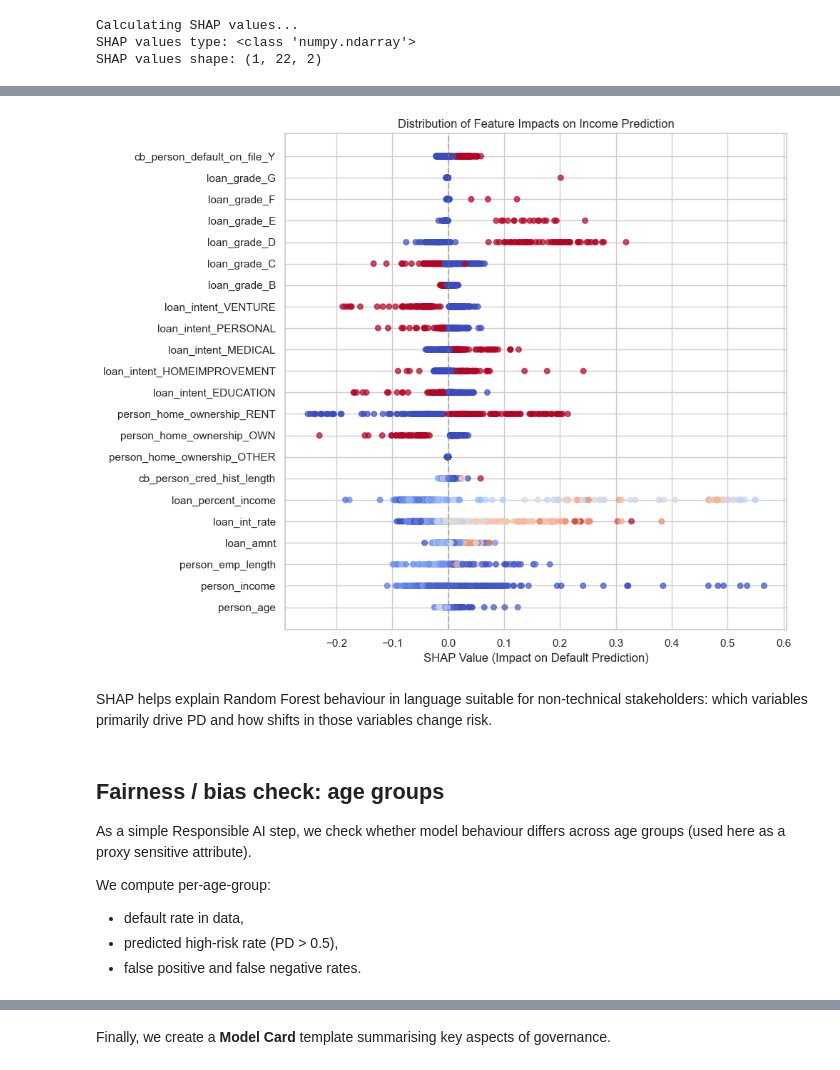
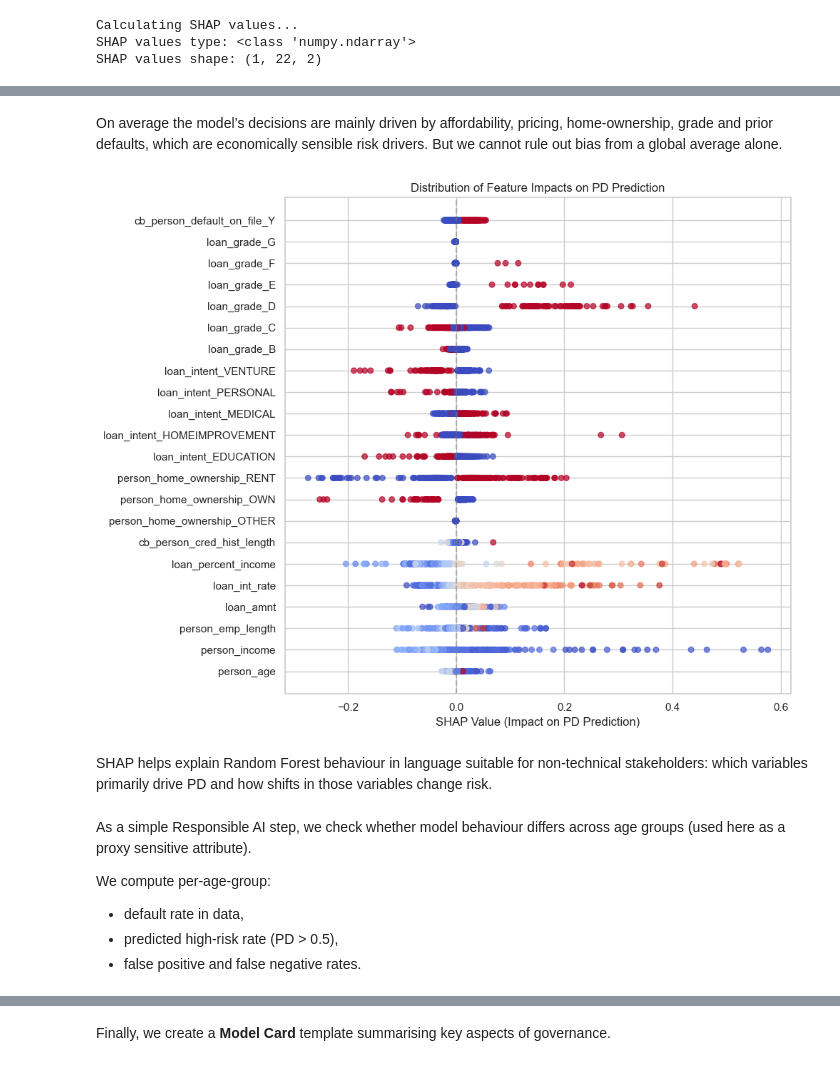
Before and after one commit to anupama-reghunath/Finance-Projects, a Jupyter notebook: credit_risk_PD/03_responsible_AI_and_bias_audit.ipynb, the cells around one changed output, grey strips where cells are left out. Cells and saved outputs as stored; diff of their text form; code cells hidden in the pictures.

```diff
--- a/credit_risk_PD/03_responsible_AI_and_bias_audit.ipynb
+++ b/credit_risk_PD/03_responsible_AI_and_bias_audit.ipynb
@@ -366,47 +359,47 @@ Creating feature importance bar chart...
+# %% [markdown]
+On average the model’s decisions are mainly driven by affordability, pricing, home-ownership, grade and prior defaults, which are economically sensible risk drivers. But we cannot rule out bias from a global average alone.
 # %%
 plt.figure(figsize=(10, 8))
-plt.title("Distribution of Feature Impacts on Income Prediction")
+plt.title("Distribution of Feature Impacts on PD Prediction")
 #Create a simplified version of the SHAP summary plot
 #For each feature, scatter plot the SHAP values
 for i, feature in enumerate(feature_names):
    #Get SHAP values for this feature across all samples for positive class
    feature_shap_values = shap_values[:, i, 1]
    #Get feature values for coloring
    feature_values = X_test_sample[feature].values
    #Normalize feature values to 0-1 range for coloring
    if feature_values.dtype == bool:
      feature_values = feature_values.astype(int)
 
    min_v = feature_values.min()
    max_v = feature_values.max()
 
    if max_v > min_v:
         norm_values = (feature_values - min_v) / (max_v - min_v)
    else:
         norm_values = np.zeros_like(feature_values, dtype=float)
 
    #Plot points with color based on feature value
    plt.scatter(feature_shap_values,
                np.ones(len(feature_shap_values)) * i,  # y-position based on feature index
                c=norm_values,
                cmap='coolwarm',  # Red for high values, blue for low
                alpha=0.7,
                s=30)
 plt.yticks(range(len(feature_names)), feature_names)
-plt.xlabel("SHAP Value (Impact on Default Prediction)")
+plt.xlabel("SHAP Value (Impact on PD Prediction)")
 plt.axvline(x=0, color='gray', linestyle='--', alpha=0.5)  # Zero line
 plt.tight_layout()
 plt.show()
 #plt.savefig("shap_distribution_plot.png")
 #plt.close()
 # %% [output]
-[figure, old version]
+[figure, new version]
 # %% [markdown]
 SHAP helps explain Random Forest behaviour in language suitable for non-technical stakeholders: which variables primarily drive PD and how shifts in those variables change risk.
 # %% [markdown]
-## Fairness / bias check: age groups
- As a simple Responsible AI step, we check whether model behaviour differs across
- age groups (used here as a proxy sensitive attribute).
+As a simple Responsible AI step, we check whether model behaviour differs across age groups (used here as a proxy sensitive attribute).
 
  We compute per-age-group:
  - default rate in data,
```
Also changed, not shown: parts of 16 cells of this notebook.
